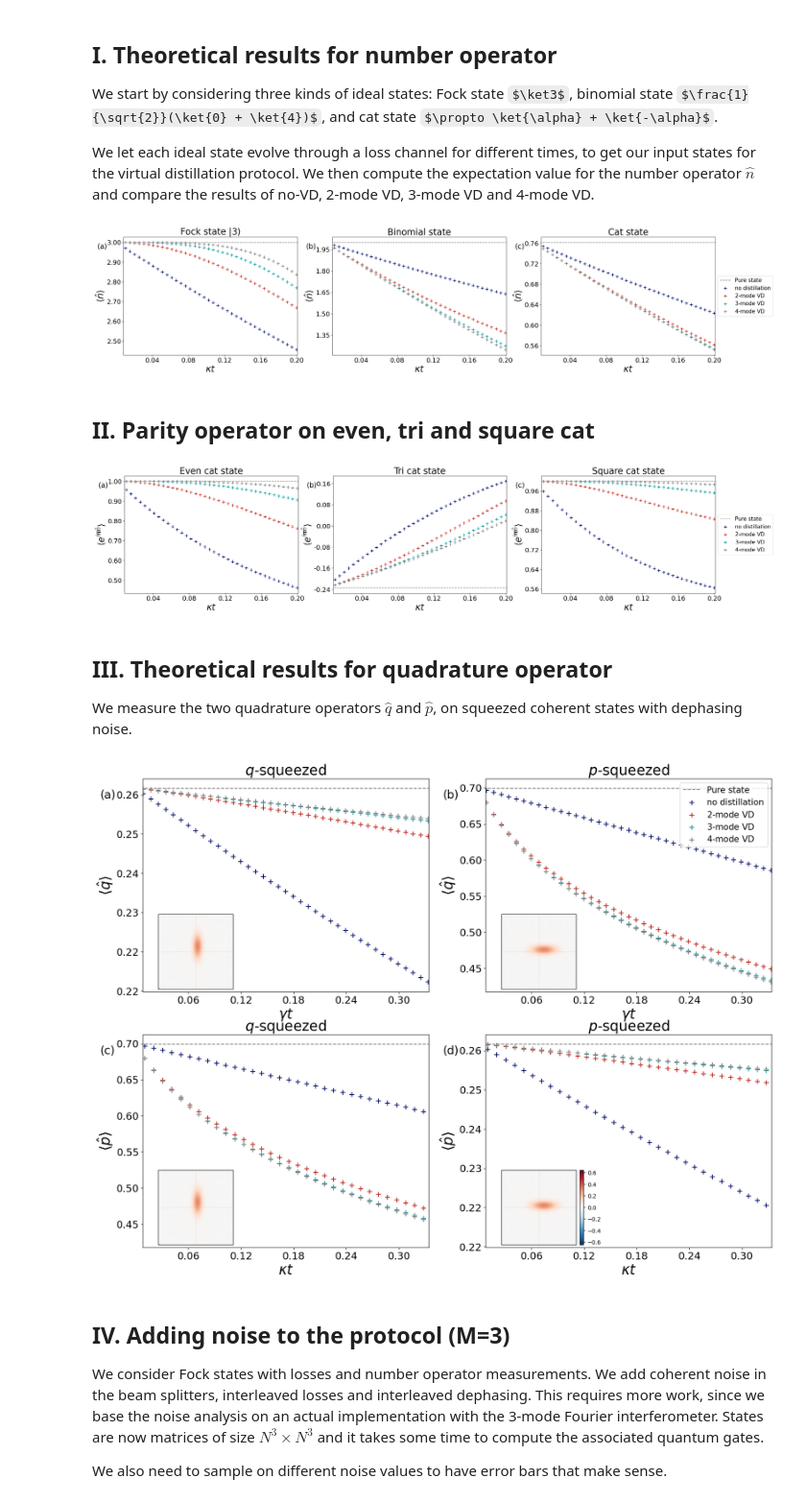
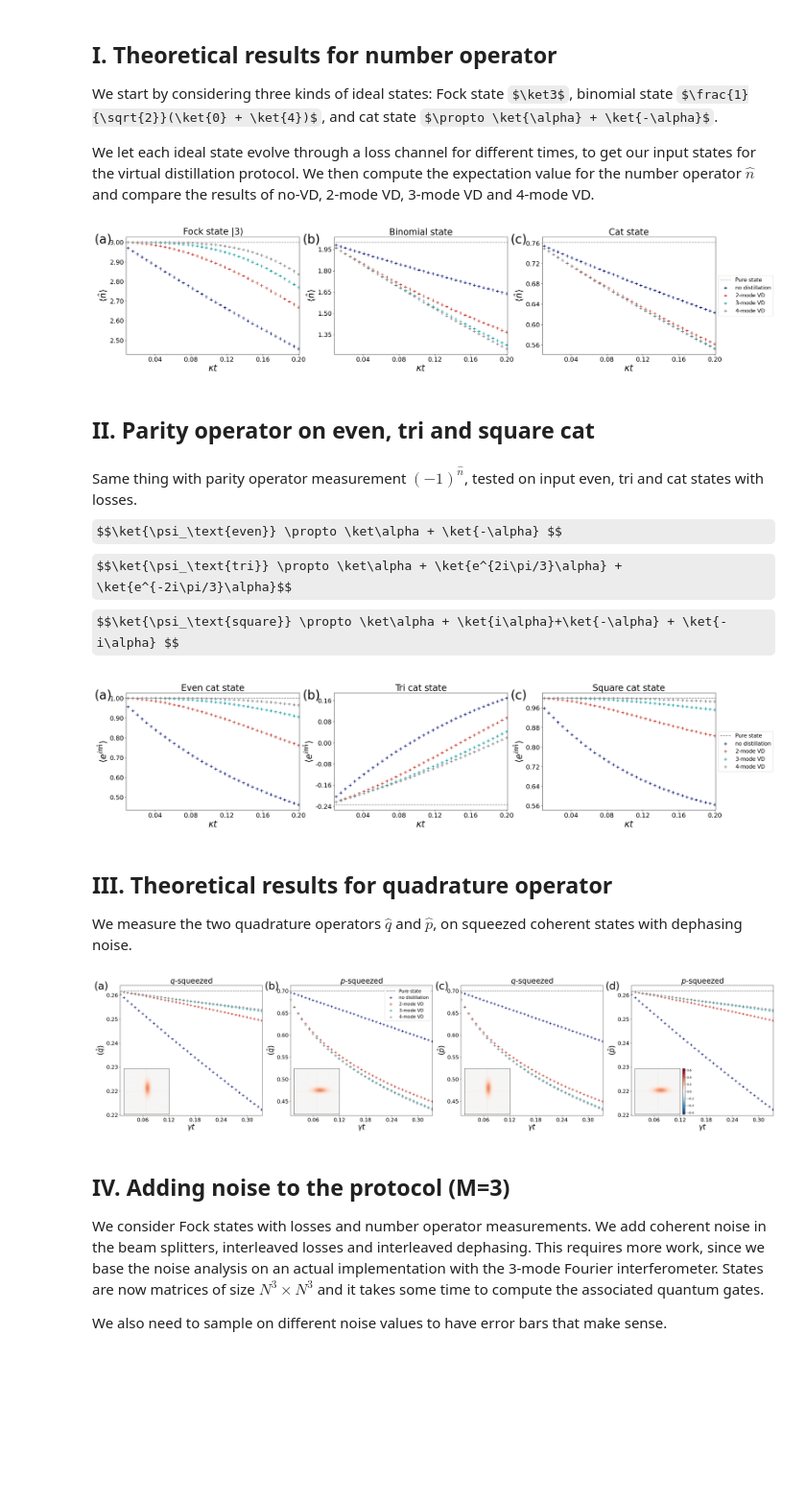
Before and after one commit to lfinocchiaro/virtual-distillation, a Jupyter notebook: paper_notebook.ipynb, the cells around one changed output. Shown at 96% size. Saved outputs shown, nothing was run; the diff lists cells and outputs as text; code cells hidden in the pictures; some formulas as TeX source; blank space fills up the shorter version.

```diff
--- a/paper_notebook.ipynb
+++ b/paper_notebook.ipynb
@@ -50,50 +50,30 @@ alpha = 1.0
 rho_cat_pure = qutip.ket2dm((qutip.coherent(N, alpha) + qutip.coherent(N, -alpha)).unit())
 
 rho_pure_list = [ (rho_fock_pure, 'Fock state $|3⟩$'), (rho_binomial_pure, 'Binomial state'), (rho_cat_pure, 'Cat state') ]
+rho_noisy_list = create_noisy_list(N, loss_channel, decay_rate, t_list, rho_pure_list)
 
-loss_channel_list = [loss_channel(N, decay_rate, t) for t in t_list]
-
-rho_noisy_list = [ ([channel(rho) for channel in loss_channel_list], label) for (rho, label) in rho_pure_list]
-
-
-observable = qutip.num(N)
-observable_label = '$\\langle\\hat{n}\\rangle$'
+observable, observable_label = qutip.num(N), '$\\langle\\hat{n}\\rangle$'
 M_list = [(1, 'no distillation')] + [(M, f'${M}$-mode VD') for M in [2,3,4]]
 
-def perform_protocol(N, rho_noisy_list, M_list, observable):
-    ''' Perform the virtual distillation protocol
-    Input:
-        N: Hilbert space dimension of one bosonic mode (truncated at N-1 excitations)
-        rho_noisy_list: list of tuples (rho_noisy, label)
-        M_list: list of tuples (M, label)
-    Output:
-        results: array of shape (len(rho_noisy_list), len(M_list), len'''
-
-    results = np.zeros((len(rho_noisy_list), len(M_list), len(rho_noisy_list[0][0])), dtype='complex')
-    for i, (rho_noisy, _) in enumerate(rho_noisy_list):
-        for j, (M, _) in enumerate(M_list):
-            for k, rho in enumerate(rho_noisy):
-                results[i,j,k] = virtual_distillation_expectation_value(N, rho, observable, M)
-    return results
-
 results = np.real_if_close(perform_protocol(N, rho_noisy_list, M_list, observable))
 # %%
 fig, ax = plt.subplots(1, results.shape[0], figsize=(10*results.shape[0],6))
 plot_theoretical_results(fig, ax, results, rho_noisy_list, M_list, t_list, observable_label, (decay_rate, "kappa"),
-            plot_params = {'colors': colors,
-                            'show_wigner': False,
+            plot_params = {'colors': colors, 'show_wigner': False,
                            'legend_loc': 'outside right',
                            'xmin': 0.008, 'xmax': 0.201,
-                            'tick_list' : [], 'tick_params':None,
-                            'labels': ['(a)', '(b)', '(c)'],
-                            'wigner_cmap': 'RdBu_r',
-                            'wigner_vmax': None})
+                            'labels': ['(a)', '(b)', '(c)'],})
 plt.savefig('plots/Fock_Binom_cat.pdf', bbox_inches='tight')
 plt.show()
 # %% [output]
-[figure, old version]
+[figure, new version]
 # %% [markdown]
 ## II. Parity operator on even, tri and square cat
+# %% [markdown]
+Same thing with parity operator measurement $(-1)^{\hat n}$, tested on input even, tri and cat states with losses.
+$$\ket{\psi_\text{even}} \propto \ket\alpha + \ket{-\alpha} $$
+$$\ket{\psi_\text{tri}} \propto \ket\alpha + \ket{e^{2i\pi/3}\alpha} + \ket{e^{-2i\pi/3}\alpha}$$
+$$\ket{\psi_\text{square}} \propto \ket\alpha + \ket{i\alpha}+\ket{-\alpha} + \ket{-i\alpha} $$
 # %%
 alpha = 1.50
 rho_even_pure = qutip.ket2dm((qutip.coherent(N, alpha) + qutip.coherent(N, -alpha)).unit())
@@ -118,21 +92,15 @@ results = np.real_if_close(perform_protocol(N, rho_noisy_list, M_list, observabl
 # %%
 fig, ax = plt.subplots(1, results.shape[0], figsize=(10*results.shape[0],6))
 plot_theoretical_results(fig, ax, results, rho_noisy_list, M_list, t_list, observable_label, (decay_rate, "kappa"),
-            plot_params = { 'colors': colors,
-                            'show_wigner': False,
+            plot_params = { 'colors': colors, 'show_wigner': False,
                            'legend_loc': 'outside right',
                            'xmin': 0.008, 'xmax': 0.201,
-                            'tick_list' : [], 'tick_params':None,
-                            'labels': ['(a)', '(b)', '(c)'],
-                            'wigner_cmap': 'RdBu_r',
-                            'wigner_vmax': None,
-                            'idx_wigner_colorbar': 0
-                            })
+                            'labels': ['(a)', '(b)', '(c)']})
 
 plt.savefig('plots/even_tri_square.pdf', bbox_inches='tight')
 plt.show()
 # %% [output]
-[figure, old version]
+[figure, new version]
 # %% [markdown]
 ## III. Theoretical results for quadrature operator
 
@@ -154,12 +122,7 @@ rho_1_pure = qutip.ket2dm(qutip.squeeze(N, 0.5) * qutip.coherent(N, alpha)) # sq
 rho_2_pure = qutip.ket2dm(qutip.squeeze(N, -0.5)*qutip.coherent(N, alpha)) #squeezed with -0.5 in q (i.e. 0.5 in p)
 
 rho_pure_list = [ (rho_1_pure, '$q$-squeezed'), (rho_2_pure, '$p$-squeezed') ]
-
-
-
-dephasing_channel_list = [dephasing_channel(N, dephasing_rate, t) for t in t_list]
-
-rho_noisy_list = [ ([channel(rho) for channel in dephasing_channel_list], label) for (rho, label) in rho_pure_list]
+rho_noisy_list = create_noisy_list(N, dephasing_channel, dephasing_rate, t_list, rho_pure_list)
 
 observable_q = (qutip.destroy(N) + qutip.create(N)) / np.sqrt(2) # quadrature operator q
 observable_q_label = '$\\langle\\hat{q}\\rangle$'
@@ -169,40 +132,43 @@ observable_p_label = '$\\langle\\hat{p}\\rangle$'
 
 M_list = [(1, 'no distillation')] + [(M, f'${M}$-mode VD') for M in [2,3,4]]
 
-results_l = []
+results_l = [] # combine both quadratures in the same list
 for h, observable in enumerate([observable_q, observable_p]):
     results_l.append(np.real_if_close(perform_protocol(N, rho_noisy_list, M_list, observable)))
 # %%
-fig, ax = plt.subplots(2, results_l[0].shape[0], figsize=(10*results_l[0].shape[0],15))
+nb_v, nb_h = 1, 4
+fig, ax = plt.subplots(nb_v, nb_h, figsize=(10*nb_h, 8))
 
-plot_theoretical_results(fig, ax[0], results_l[0], rho_noisy_list, M_list, t_list, observable_q_label, (dephasing_rate, "gamma"),
+ax_0 = ax[:2] # first two columns for q
+plot_theoretical_results(fig, ax_0, results_l[0], rho_noisy_list, M_list, t_list, observable_q_label, (dephasing_rate, "gamma"),
     plot_params = {'colors': colors,
                     'show_wigner': True,
                     'legend_loc': 'inside last',
                     'xmin': 0.008, 'xmax': 0.334,
                     'tick_list' : [-5, 0, 5],
                     'tick_params': {'axis':'both', 'which':'both','bottom':False, 'top':False,'left':False, 'right':False, 'labelbottom':False, 'labelleft':False},
                     'labels': ['(a)', '(b)'],
                     'wigner_cmap': 'RdBu_r',
                     'wigner_vmax': 2/np.pi,
                     'idx_wigner_colorbar': 2})
 
-plot_theoretical_results(fig, ax[1], results_l[1], rho_noisy_list, M_list, t_list, observable_p_label, (decay_rate, "kappa"),
+ax_1 = ax[2:] # last two columns for p
+plot_theoretical_results(fig, ax_1, results_l[1], rho_noisy_list, M_list, t_list, observable_p_label, (dephasing_rate, "gamma"),
             plot_params = { 'colors': colors,
                     'show_wigner': True,
                     'legend_loc': 'none',
                     'xmin': 0.008, 'xmax': 0.334,
                     'tick_list' : [-5, 0, 5],
                     'tick_params': {'axis':'both', 'which':'both','bottom':False, 'top':False,'left':False, 'right':False, 'labelbottom':False, 'labelleft':False},
                     'labels': ['(c)', '(d)'],
                     'wigner_cmap': 'RdBu_r',
                     'wigner_vmax': 2/np.pi,
                     'idx_wigner_colorbar': 1})
 
-plt.savefig('plots/q_squeezed_p_squeezed.pdf') #, bbox_inches='tight')
+plt.savefig('plots/q_squeezed_p_squeezed.pdf', bbox_inches='tight') #, pad_inches=0)
 plt.show()
 # %% [output]
-[figure, old version]
+[figure, new version]
 # %% [markdown]
 ## IV. Adding noise to the protocol (M=3)
 
```
Also changed, not shown: parts of 8 cells of this notebook, 7 other files.
